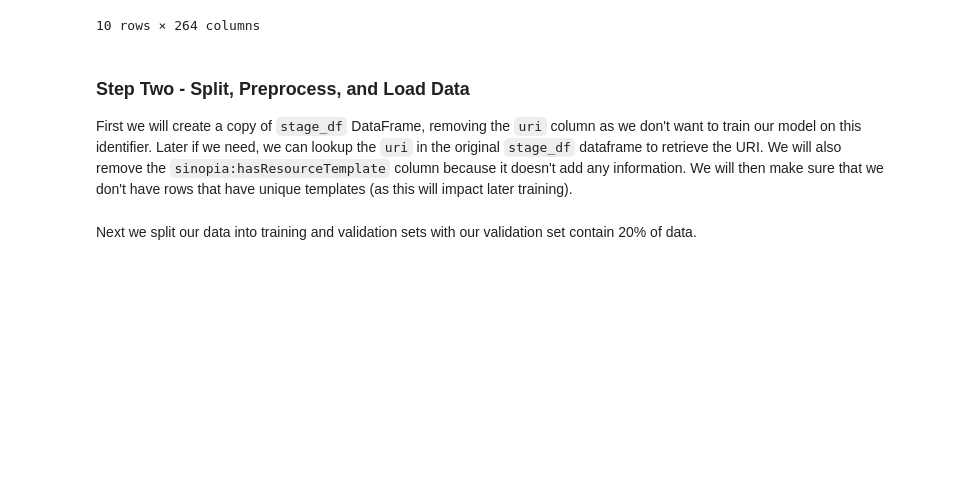
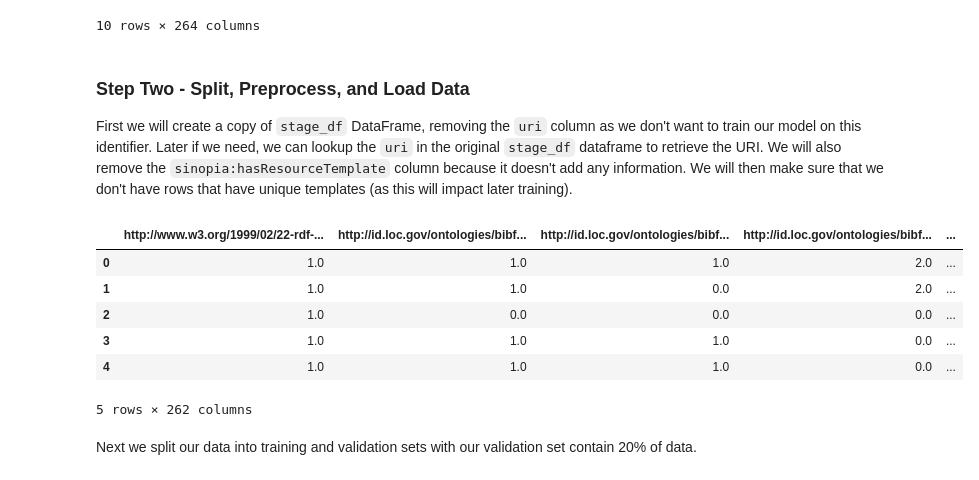
Before and after one commit to LD4P/rdf-ai-workshop, a Jupyter notebook: 05_FastAIwithPyTorch.ipynb, the cells around one changed output. Drawn from its saved outputs; the diff is of its cells as text; code cells hidden in the pictures; blank space fills up the shorter version.

```diff
--- a/05_FastAIwithPyTorch.ipynb
+++ b/05_FastAIwithPyTorch.ipynb
@@ -92,6 +112,16 @@ stage_df_copy = stage_df.drop(
 stage_df_clean = stage_df_copy[
     stage_df_copy.duplicated(subset=["template"], keep=False)
 ]
+# %%
+stage_df_clean.head()
+# %% [output]
+|  | http://www.w3.org/1999/02/22-rdf-... | http://id.loc.gov/ontologies/bibf... | http://id.loc.gov/ontologies/bibf... | http://id.loc.gov/ontologies/bibf... | ... |
+| 0 | 1.0 | 1.0 | 1.0 | 2.0 | ... |
+| 1 | 1.0 | 1.0 | 0.0 | 2.0 | ... |
+| 2 | 1.0 | 0.0 | 0.0 | 0.0 | ... |
+| 3 | 1.0 | 1.0 | 1.0 | 0.0 | ... |
+| 4 | 1.0 | 1.0 | 1.0 | 0.0 | ... |
+5 rows × 262 columns
 # %% [markdown]
 Next we split our data into training and validation sets with our validation set contain 20% of data.
 # %%
```
Also changed, not shown: parts of 20 cells of this notebook, 5 other files.
